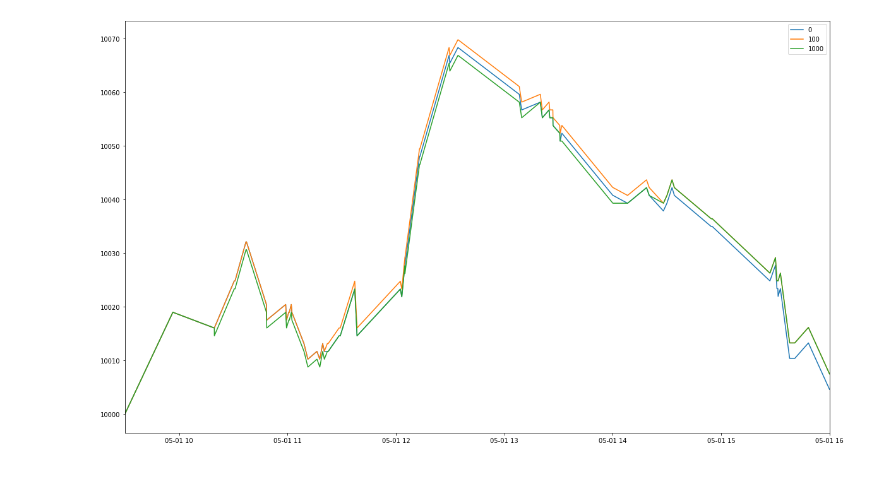
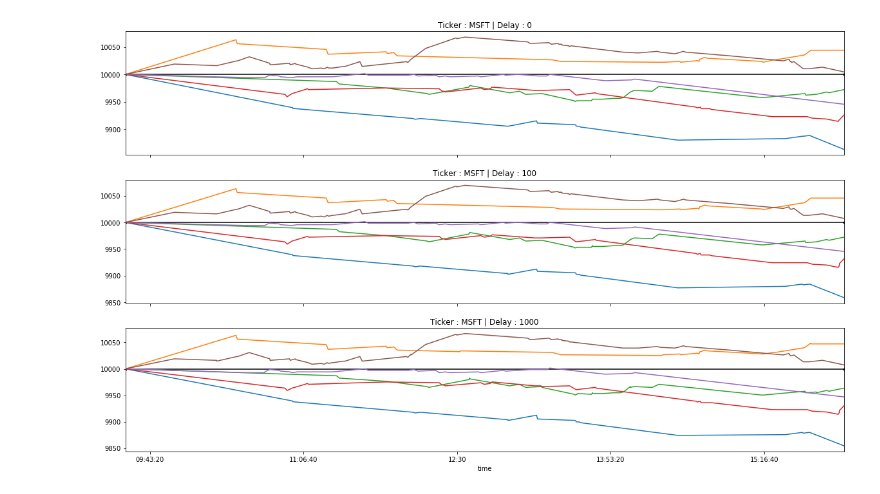
Before and after one commit to VaibhavBarnwal/230X, a Jupyter notebook: Manish_implementation.ipynb, the cells around one changed output. Saved outputs shown, nothing was run; the diff lists cells and outputs as text; code cells hidden in the pictures.

```diff
--- a/Manish_implementation.ipynb
+++ b/Manish_implementation.ipynb
@@ -217,3 +199,0 @@ class ExecutionEngine:
-# %%
-en = ExecutionEngine()
-tradebook = en.trade(signals, orderbook_level1, [0, 100, 1000])
@@ -274,14 +226,24 @@ signals[signals['SIGNAL']==-1]
 # %%
-plt.figure(figsize=(20,12))
-for delay in [0, 100, 1000]:
-    series_balance = tradebook["OUTSTANDING_BALANCE_" + str(delay)]
-    series_inventory = tradebook["OUTSTANDING_INVENTORY_" + str(delay)]
-    series_balance = series_balance[series_inventory==0]
-    series_balance.sort_index(ascending=True, inplace=True)
-    print(series_balance)
-    plt.plot(series_balance.index, series_balance.values, label=delay)
+filenames = glob.glob('output/' + ticker + '_RSI_tradebook_*.csv')
 
-plt.legend()
-plt.xlim(tradebook.index[0], tradebook.index[-1])
+
+fig, axs = plt.subplots(nrows=len(delays), ncols=1, figsize=(20,12), sharex=True)
+
+for delay, ax in zip(delays, axs):
+    ax.axhline(y=10000, c='black', marker='.')
+    ax.set_title("Ticker : " + ticker + " | Delay : " + str(delay))
+
+for file in filenames:
+    tradebook = pd.read_csv(file, index_col=0)
+    tradebook.index = pd.to_datetime(tradebook.index).time
+
+    for delay, ax in zip(delays, axs.flatten()):
+        series_balance = tradebook["OUTSTANDING_BALANCE_" + str(delay)]
+        series_inventory = tradebook["OUTSTANDING_INVENTORY_" + str(delay)]
+        series_balance = series_balance[series_inventory==0]
+        series_balance.sort_index(ascending=True, inplace=True)
+        series_balance.plot(ax=ax)
+
+plt.xlim(series_balance.index[0], series_balance.index[-1])
 plt.show()
 # %% [output]
@@ -305 +250 @@ Name: OUTSTANDING_BALANCE_1000, Length: 74, dtype: object
-[figure, old version]
+[figure, new version]
```
Also changed, not shown: parts of 8 cells of this notebook.
